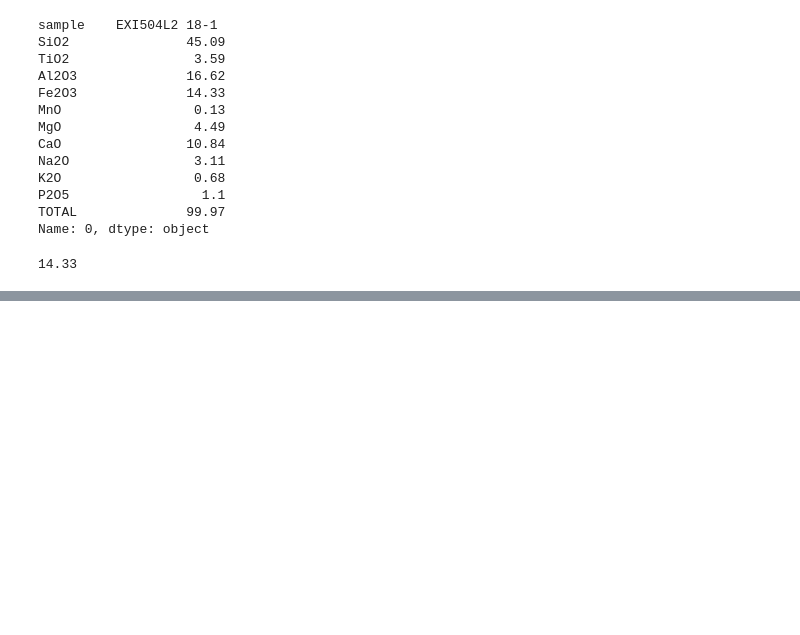
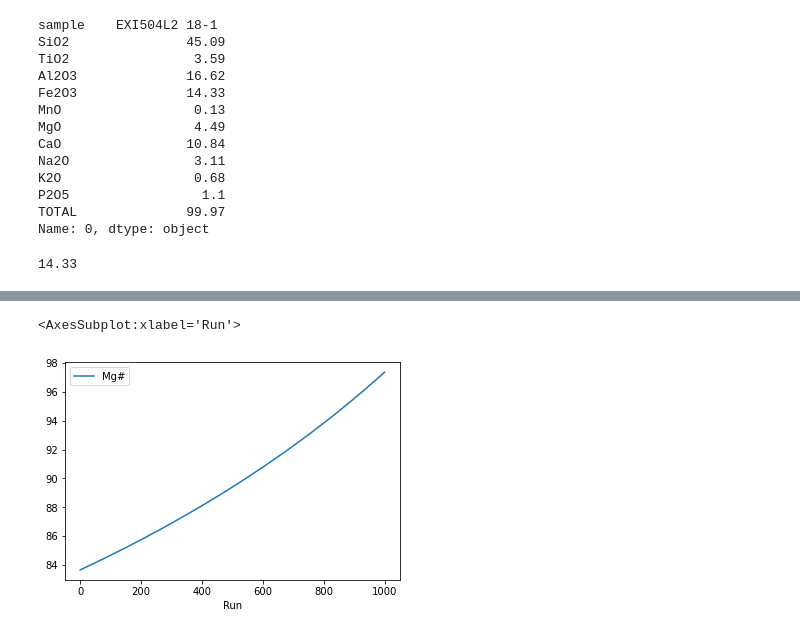
Before and after one commit to jonathantree/Geothermometry_Error_Analysis, a Jupyter notebook: jupyter_notebooks/Thermometry.ipynb, the cells around one changed output, grey strips where cells are left out. Cells and saved outputs as stored; diff of their text form; code cells hidden in the pictures; blank space fills up the shorter version.

Commit message:
built parental magma calculation models

```diff
--- a/jupyter_notebooks/Thermometry.ipynb
+++ b/jupyter_notebooks/Thermometry.ipynb
@@ -585,0 +654,4 @@ Name: 0, dtype: object
+# %%
+p_magmas = magma.to_frame().transpose()
+
+p_magmas
@@ -585,0 +661,4 @@ Name: 0, dtype: object
+# %%
+p_magmas['Run'] = 0
+p_magmas['Mg#'] = magma_Mg_num
+p_magmas
@@ -585,0 +668,3 @@ Name: 0, dtype: object
+# %%
+col = p_magmas.columns.to_list()
+new_magma = dict.fromkeys(col, 0)
@@ -585,0 +726,32 @@ Name: 0, dtype: object
+# %%
+i=0
+for j in range(1000):
+    print(f'Running iteration:{i}')
+    old_magma = p_magmas.iloc[-1]
+
+    print(old_magma)
+
+    new_magma['SiO2'] = old_magma['SiO2'] - D18_1_med.SiO2*0.0001
+    new_magma['TiO2'] = old_magma['TiO2']
+    new_magma['Al2O3'] = old_magma['Al2O3']
+    new_magma['FeO'] = old_magma['FeO'] - D18_1_med.FeO*0.0001
+    new_magma['MnO'] = old_magma['MnO'] - D18_1_med.MnO*0.0001
+    new_magma['MgO'] = old_magma['MgO'] - D18_1_med.MgO*0.0001
+    new_magma['CaO'] = old_magma['CaO'] - D18_1_med.CaO*0.0001
+    new_magma['Na2O'] = old_magma['Na2O']
+    new_magma['K2O'] = old_magma['K2O']
+    new_magma['P2O5'] = old_magma['P2O5']
+
+    magma_Mg_num = 100*((new_magma['FeO']/40.3)/((new_magma['FeO']/40.3)+(new_magma['MgO']/71.85)))
+
+    new_magma['Mg#'] = magma_Mg_num
+
+    new_magma['Run'] = i+1
+
+    mg_num_diff = magma_Mg_num - Mg_num_Target
+
+    i+=1
+
+    print(f'Magma Mg# is:{magma_Mg_num}')
+
+    p_magmas = p_magmas.append(new_magma, ignore_index=True)
@@ -585,0 +1015,5 @@ Name: 0, dtype: object
+# %%
+p_magmas.plot(x='Run', y='Mg#', kind='line')
+# %% [output]
+<AxesSubplot:xlabel='Run'>
+[figure, added]
```
Also changed, not shown: parts of 40 cells of this notebook, 9 other files.
